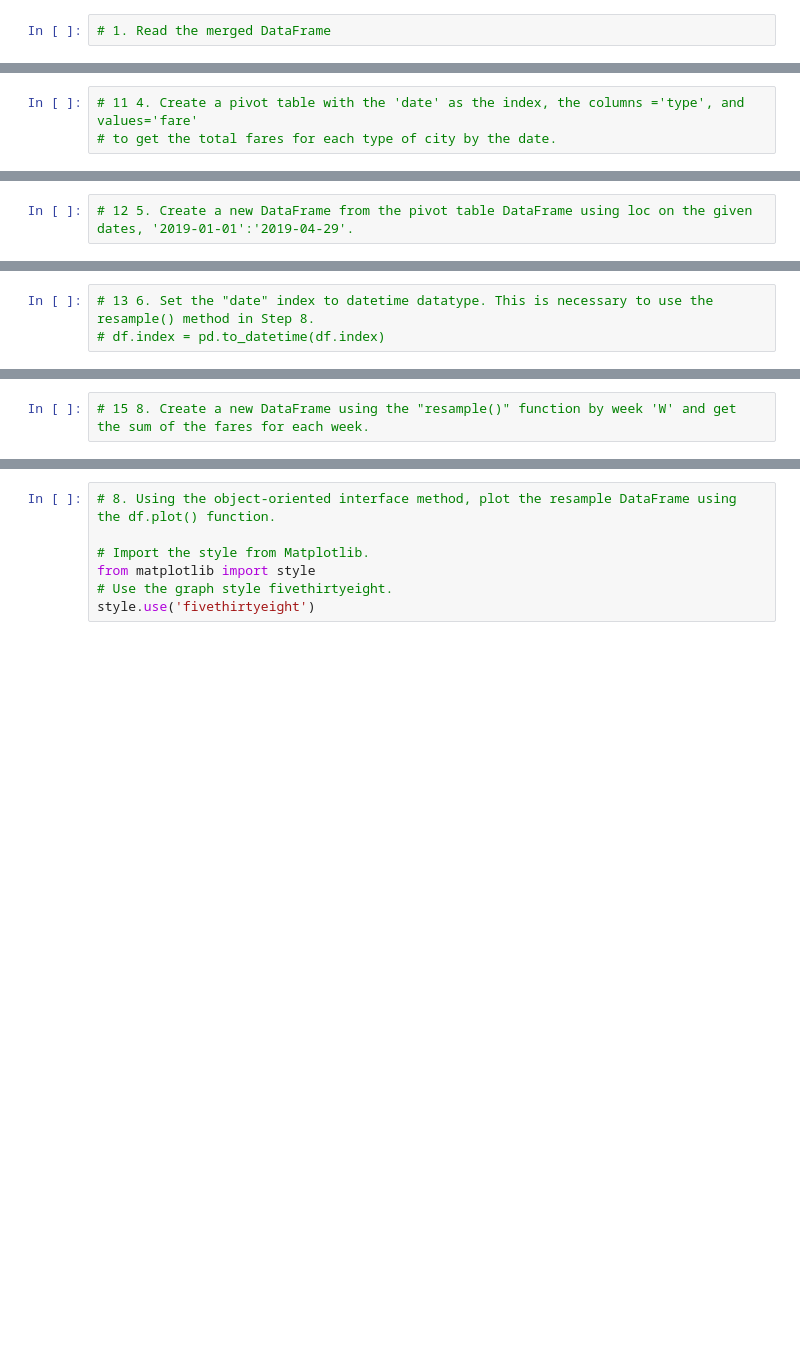
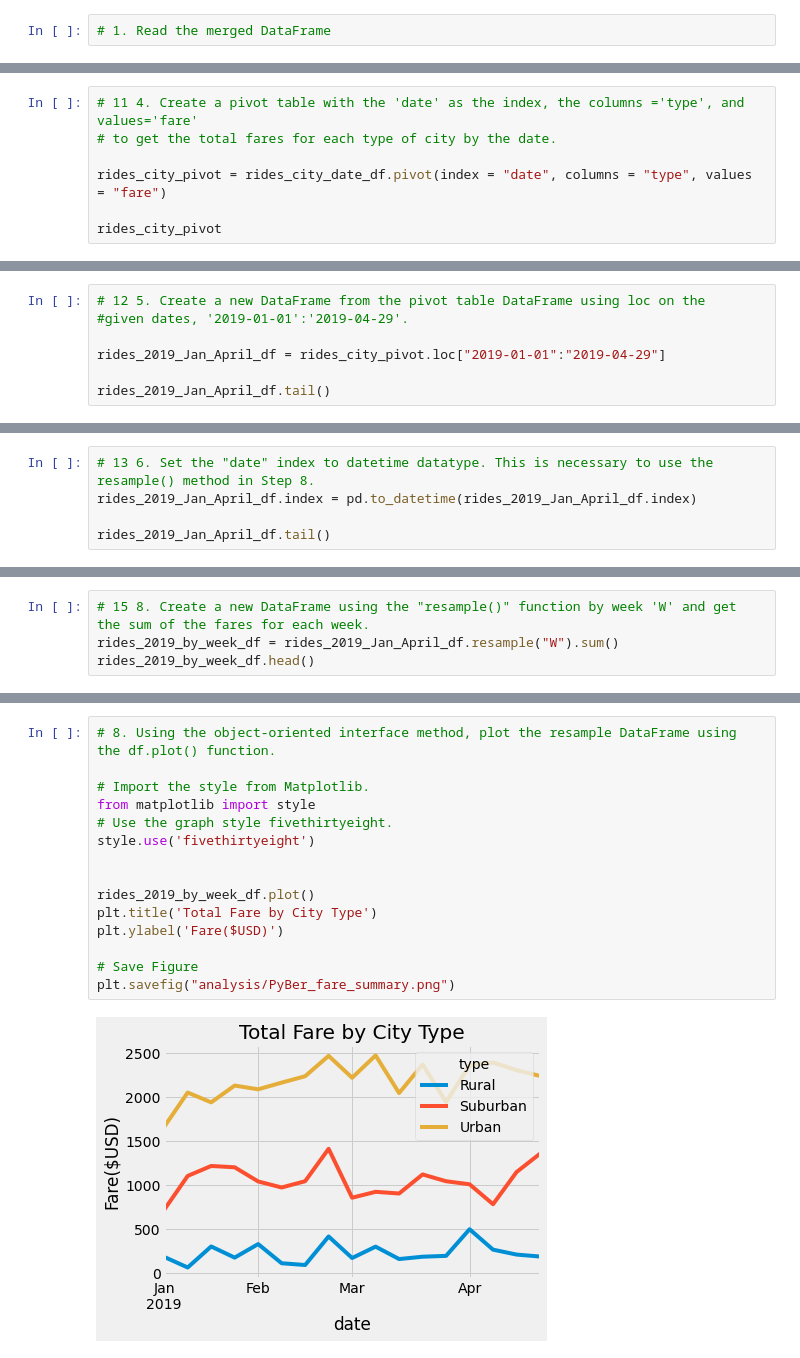
Before and after one commit to KarenMashburn/PyBer_Analysis, a Jupyter notebook: PyBer_Challenge.ipynb, the cells around one changed output, grey strips where cells are left out. Drawn from its saved outputs; the diff is of its cells as text; blank space fills up the shorter version.

Commit message:
Completed PyBer Annalysis with visual

```diff
--- a/PyBer_Challenge.ipynb
+++ b/PyBer_Challenge.ipynb
@@ -156,3 +156,7 @@ pyber_data_df.head()
 # %%
 # 11 4. Create a pivot table with the 'date' as the index, the columns ='type', and values='fare'
 # to get the total fares for each type of city by the date.
+
+rides_city_pivot = rides_city_date_df.pivot(index = "date", columns = "type", values = "fare")
+
+rides_city_pivot
@@ -159,2 +178,7 @@ pyber_data_df.head()
 # %%
-# 12 5. Create a new DataFrame from the pivot table DataFrame using loc on the given dates, '2019-01-01':'2019-04-29'.
+# 12 5. Create a new DataFrame from the pivot table DataFrame using loc on the
+#given dates, '2019-01-01':'2019-04-29'.
+
+rides_2019_Jan_April_df = rides_city_pivot.loc["2019-01-01":"2019-04-29"]
+
+rides_2019_Jan_April_df.tail()
@@ -161,3 +193,5 @@ pyber_data_df.head()
 # %%
 # 13 6. Set the "date" index to datetime datatype. This is necessary to use the resample() method in Step 8.
-# df.index = pd.to_datetime(df.index)
+rides_2019_Jan_April_df.index = pd.to_datetime(rides_2019_Jan_April_df.index)
+
+rides_2019_Jan_April_df.tail()
@@ -166,2 +220,4 @@ pyber_data_df.head()
 # %%
 # 15 8. Create a new DataFrame using the "resample()" function by week 'W' and get the sum of the fares for each week.
+rides_2019_by_week_df = rides_2019_Jan_April_df.resample("W").sum()
+rides_2019_by_week_df.head()
@@ -168,7 +232,17 @@ pyber_data_df.head()
 # %%
 # 8. Using the object-oriented interface method, plot the resample DataFrame using the df.plot() function.
 
 # Import the style from Matplotlib.
 from matplotlib import style
 # Use the graph style fivethirtyeight.
 style.use('fivethirtyeight')
+
+
+rides_2019_by_week_df.plot()
+plt.title('Total Fare by City Type')
+plt.ylabel('Fare($USD)')
+
+# Save Figure
+plt.savefig("analysis/PyBer_fare_summary.png")
+# %% [output]
+[figure, added]
```
Also changed, not shown: parts of 7 cells of this notebook, 1 other file.
